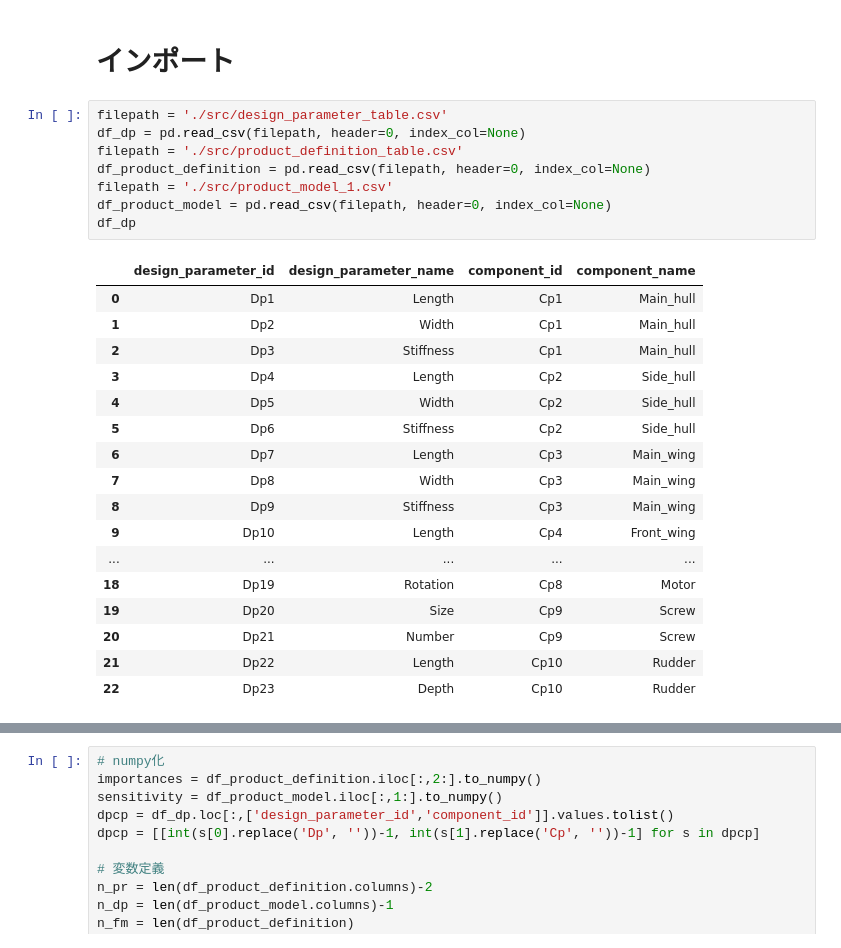
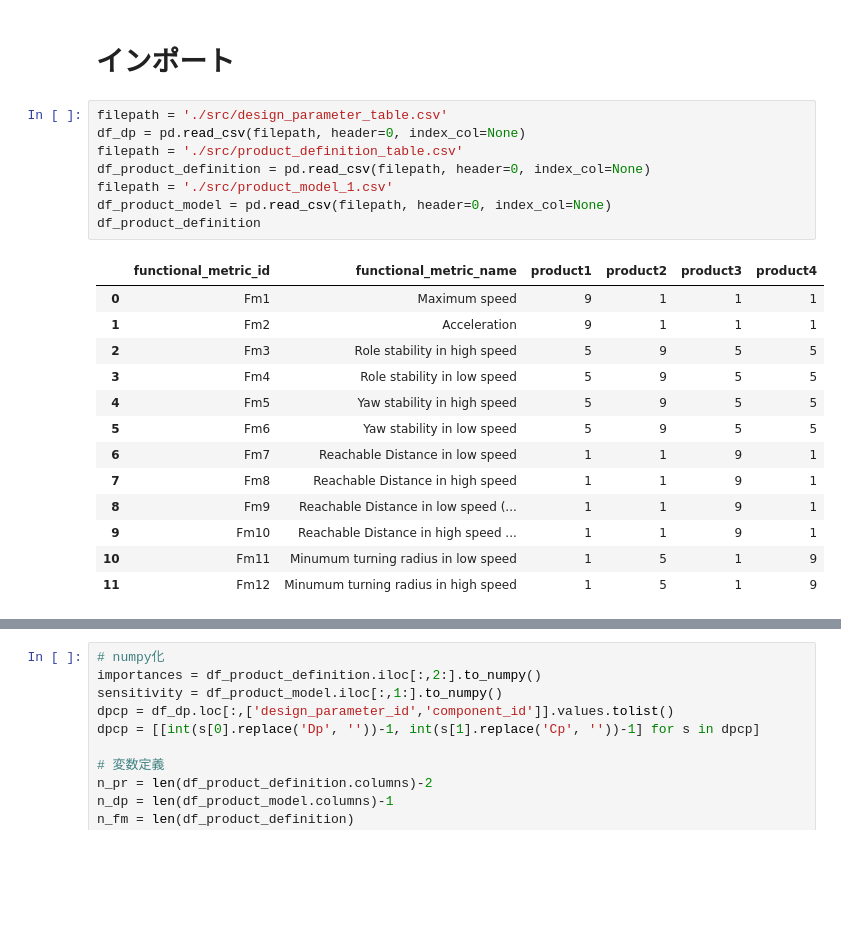
Before and after one commit to pippi12/architecture, a Jupyter notebook: modulardesign.ipynb, the cells around one changed output, grey strips where cells are left out. Cells and saved outputs as stored; diff of their text form; blank space fills up the shorter version.

```diff
--- a/modulardesign.ipynb
+++ b/modulardesign.ipynb
@@ -11,26 +11,22 @@ from IPython import embed
 # %%
 filepath = './src/design_parameter_table.csv'
 df_dp = pd.read_csv(filepath, header=0, index_col=None)
 filepath = './src/product_definition_table.csv'
 df_product_definition = pd.read_csv(filepath, header=0, index_col=None)
 filepath = './src/product_model_1.csv'
 df_product_model = pd.read_csv(filepath, header=0, index_col=None)
-df_dp
+df_product_definition
 # %% [output]
-|  | design_parameter_id | design_parameter_name | component_id | component_name |
-| 0 | Dp1 | Length | Cp1 | Main_hull |
-| 1 | Dp2 | Width | Cp1 | Main_hull |
-| 2 | Dp3 | Stiffness | Cp1 | Main_hull |
-| 3 | Dp4 | Length | Cp2 | Side_hull |
-| 4 | Dp5 | Width | Cp2 | Side_hull |
-| 5 | Dp6 | Stiffness | Cp2 | Side_hull |
-| 6 | Dp7 | Length | Cp3 | Main_wing |
-| 7 | Dp8 | Width | Cp3 | Main_wing |
-| 8 | Dp9 | Stiffness | Cp3 | Main_wing |
-| 9 | Dp10 | Length | Cp4 | Front_wing |
-| ... | ... | ... | ... | ... |
-| 18 | Dp19 | Rotation | Cp8 | Motor |
-| 19 | Dp20 | Size | Cp9 | Screw |
-| 20 | Dp21 | Number | Cp9 | Screw |
-| 21 | Dp22 | Length | Cp10 | Rudder |
-| 22 | Dp23 | Depth | Cp10 | Rudder |
+|  | functional_metric_id | functional_metric_name | product1 | product2 | product3 | product4 |
+| 0 | Fm1 | Maximum speed | 9 | 1 | 1 | 1 |
+| 1 | Fm2 | Acceleration | 9 | 1 | 1 | 1 |
+| 2 | Fm3 | Role stability in high speed | 5 | 9 | 5 | 5 |
+| 3 | Fm4 | Role stability in low speed | 5 | 9 | 5 | 5 |
+| 4 | Fm5 | Yaw stability in high speed | 5 | 9 | 5 | 5 |
+| 5 | Fm6 | Yaw stability in low speed | 5 | 9 | 5 | 5 |
+| 6 | Fm7 | Reachable Distance in low speed | 1 | 1 | 9 | 1 |
+| 7 | Fm8 | Reachable Distance in high speed | 1 | 1 | 9 | 1 |
+| 8 | Fm9 | Reachable Distance in low speed (... | 1 | 1 | 9 | 1 |
+| 9 | Fm10 | Reachable Distance in high speed ... | 1 | 1 | 9 | 1 |
+| 10 | Fm11 | Minumum turning radius in low speed | 1 | 5 | 1 | 9 |
+| 11 | Fm12 | Minumum turning radius in high speed | 1 | 5 | 1 | 9 |
```
Also changed, not shown: parts of 29 cells of this notebook.
